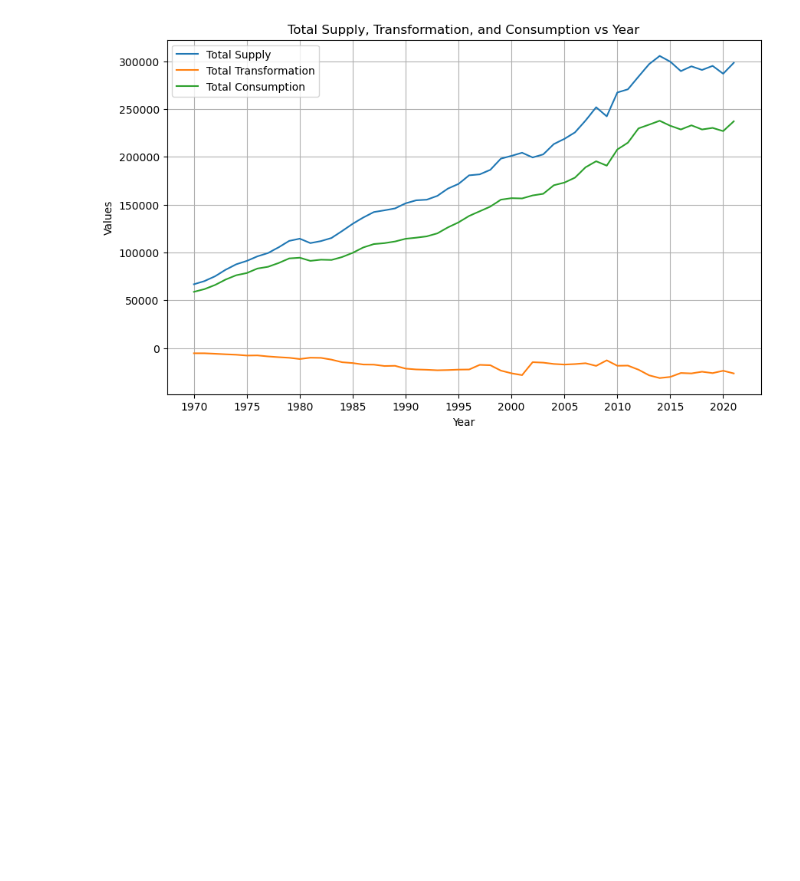
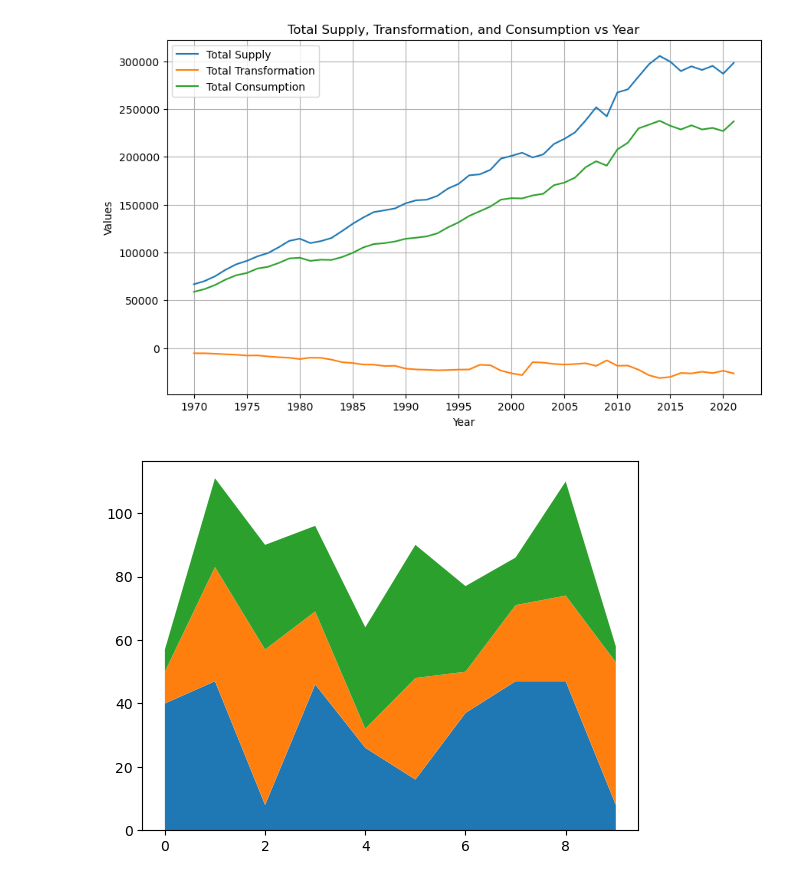
Before and after one commit to abominguez/TFM, a Jupyter notebook: codes/TFM_Ruth_Nam.ipynb, the cells around one changed output. Drawn from its saved outputs; the diff is of its cells as text; code cells hidden in the pictures; blank space fills up the shorter version.

Commit message:
update stackplot

```diff
--- a/codes/TFM_Ruth_Nam.ipynb
+++ b/codes/TFM_Ruth_Nam.ipynb
@@ -430,3 +430,24 @@ fig.update_layout(
 
 # Show the Sankey diagram
 fig.show()
+# %%
+#stackplot
+
+
+def fnx():
+    return np.random.randint(5, 50, 10)
+
+y = np.row_stack((fnx(), fnx(), fnx()))
+x = np.arange(10)
+
+y1, y2, y3 = fnx(), fnx(), fnx()
+
+fig, ax = plt.subplots()
+ax.stackplot(x, y)
+plt.show()
+
+#fig, ax = plt.subplots()
+#ax.stackplot(x, y1, y2, y3)
+#plt.show()
+# %% [output]
+[figure, added]
```
Also changed, not shown: parts of 2 cells of this notebook.
